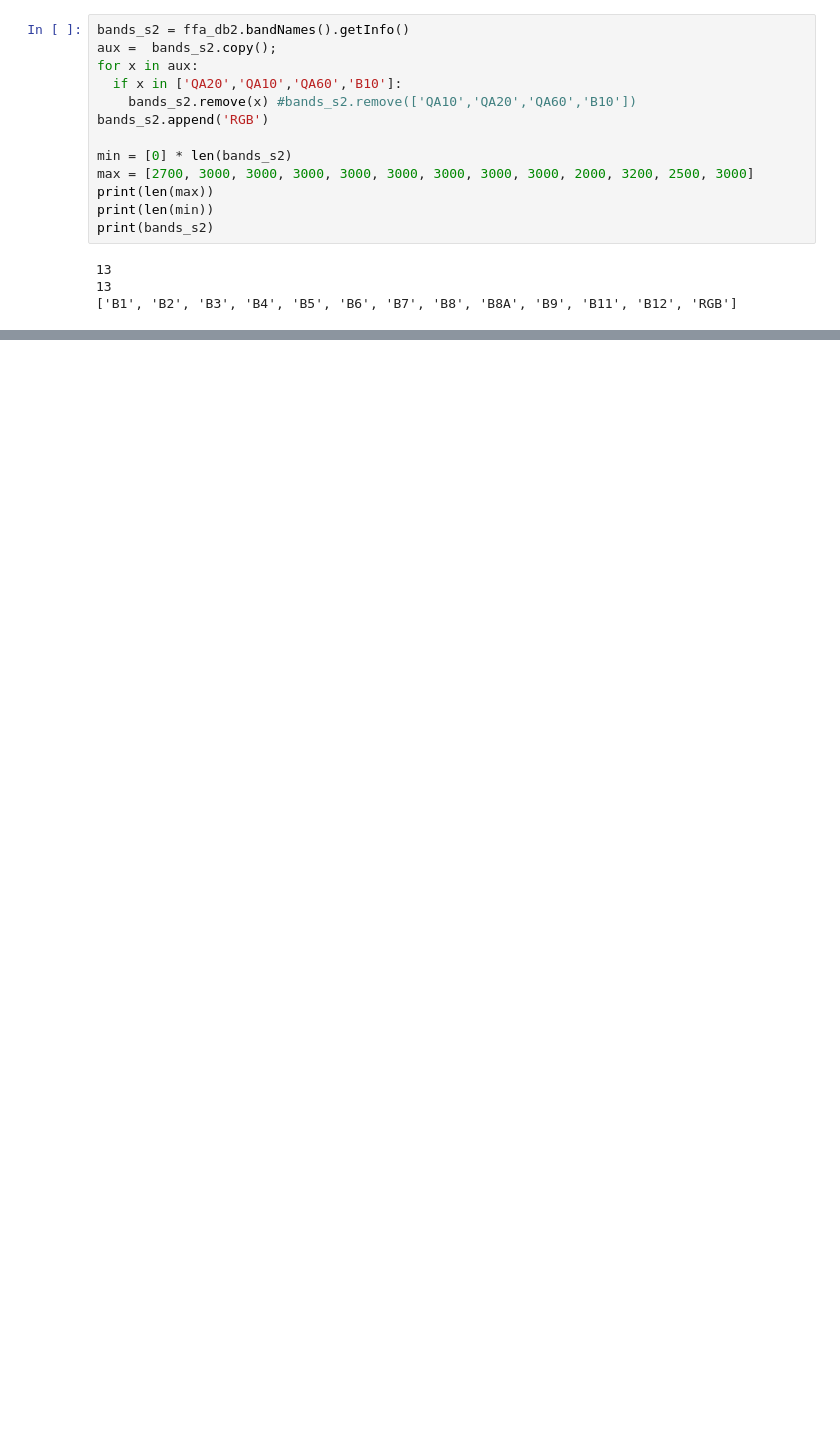
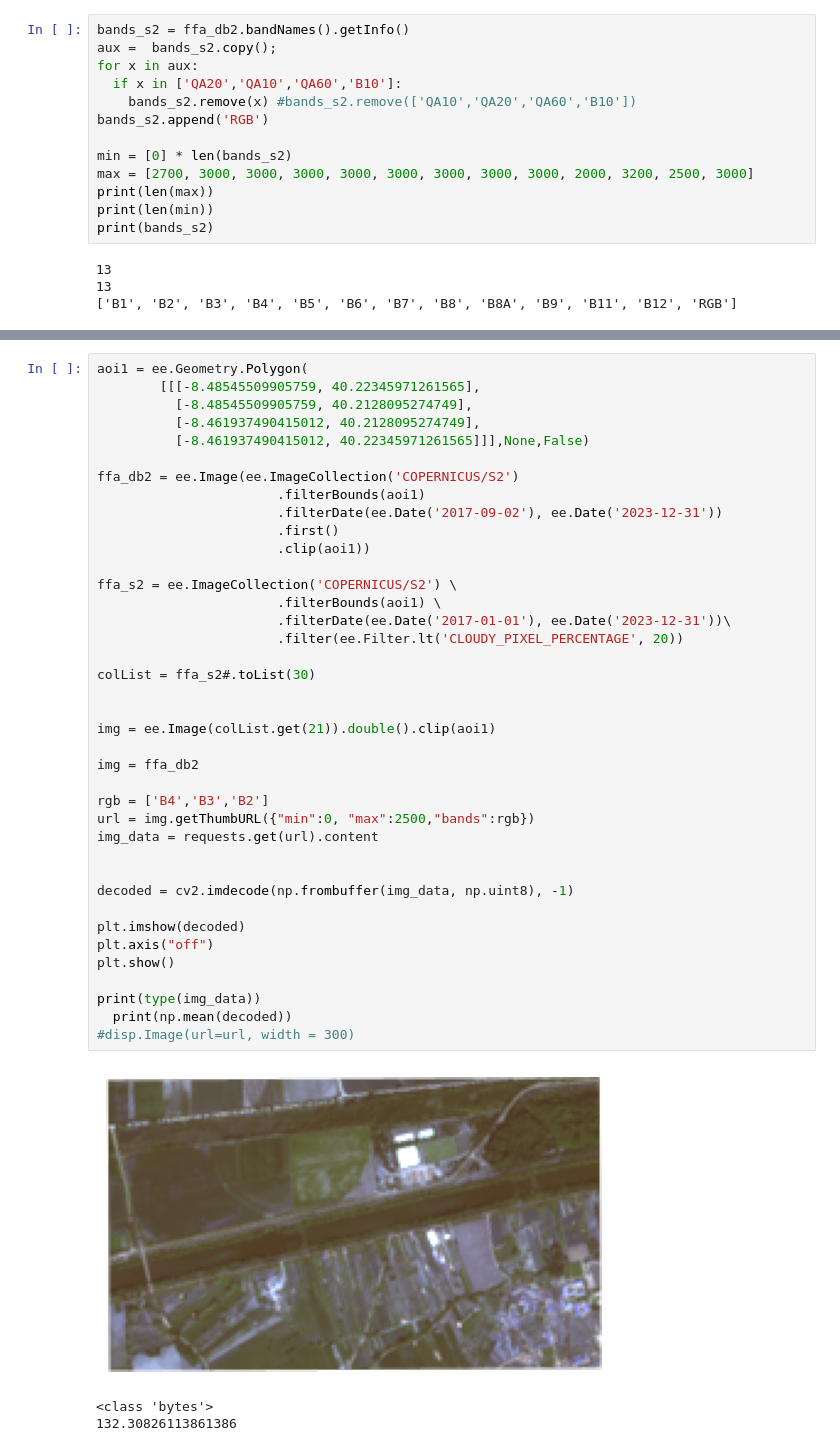
Before and after one commit to MarioRMReis/EarthCapture_TimeLapse, a Jupyter notebook: Sentinel_1.ipynb, the cells around one changed output, grey strips where cells are left out. Cells and saved outputs as stored; diff of their text form; blank space fills up the shorter version.

```diff
--- a/Sentinel_1.ipynb
+++ b/Sentinel_1.ipynb
@@ -863,3 +869,46 @@ i = 1330
 img = ee.Image(colList.get(i)).double().clip(aoi1)
 
 #id = img.id().getInfo()
+# %%
+aoi1 = ee.Geometry.Polygon(
+        [[[-8.48545509905759, 40.22345971261565],
+          [-8.48545509905759, 40.2128095274749],
+          [-8.461937490415012, 40.2128095274749],
+          [-8.461937490415012, 40.22345971261565]]],None,False)
+
+ffa_db2 = ee.Image(ee.ImageCollection('COPERNICUS/S2')
+                       .filterBounds(aoi1)
+                       .filterDate(ee.Date('2017-09-02'), ee.Date('2023-12-31'))
+                       .first()
+                       .clip(aoi1))
+
+ffa_s2 = ee.ImageCollection('COPERNICUS/S2') \
+                       .filterBounds(aoi1) \
+                       .filterDate(ee.Date('2017-01-01'), ee.Date('2023-12-31'))\
+                       .filter(ee.Filter.lt('CLOUDY_PIXEL_PERCENTAGE', 20))
+
+colList = ffa_s2#.toList(30)
+
+
+img = ee.Image(colList.get(21)).double().clip(aoi1)
+
+img = ffa_db2
+
+rgb = ['B4','B3','B2']
+url = img.getThumbURL({"min":0, "max":2500,"bands":rgb})
+img_data = requests.get(url).content
+
+
+decoded = cv2.imdecode(np.frombuffer(img_data, np.uint8), -1)
+
+plt.imshow(decoded)
+plt.axis("off")
+plt.show()
+
+print(type(img_data))
+  print(np.mean(decoded))
+#disp.Image(url=url, width = 300)
+# %% [output]
+[figure, added]
+<class 'bytes'>
+132.30826113861386
```
Also changed, not shown: parts of 8 cells of this notebook.
